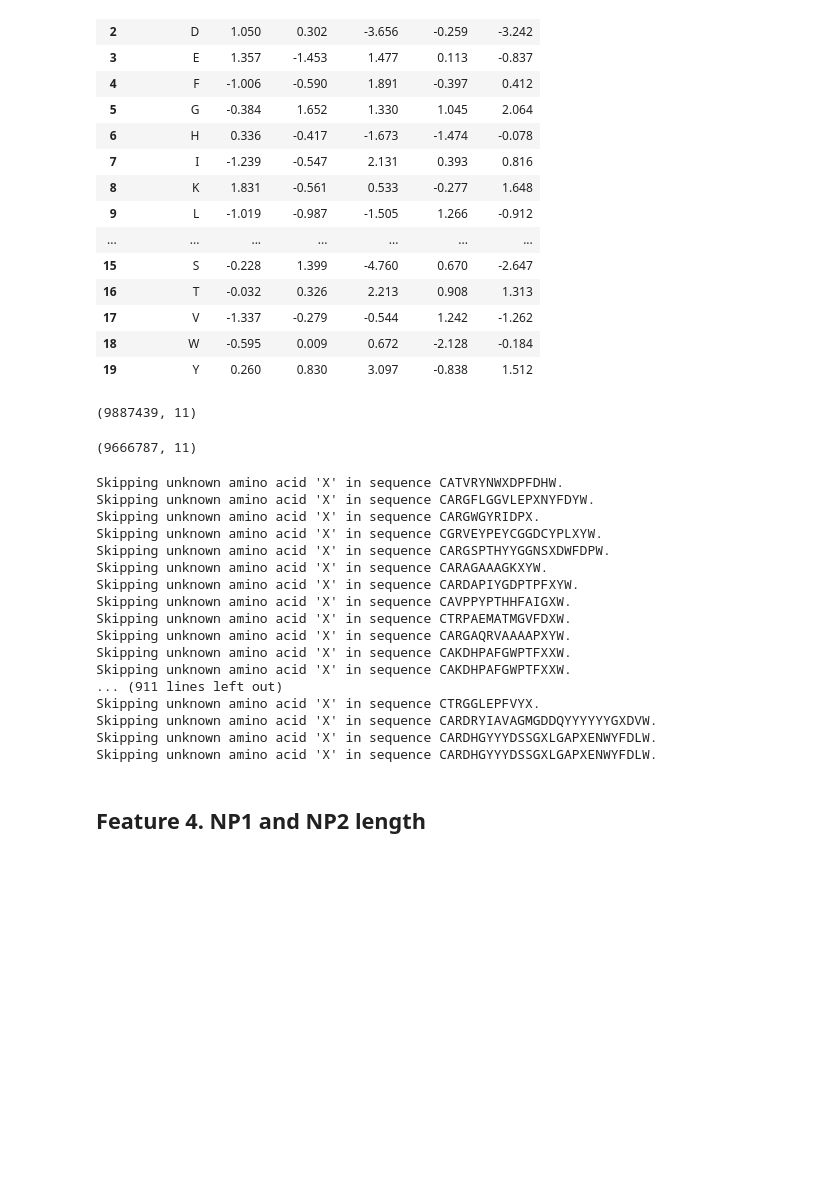
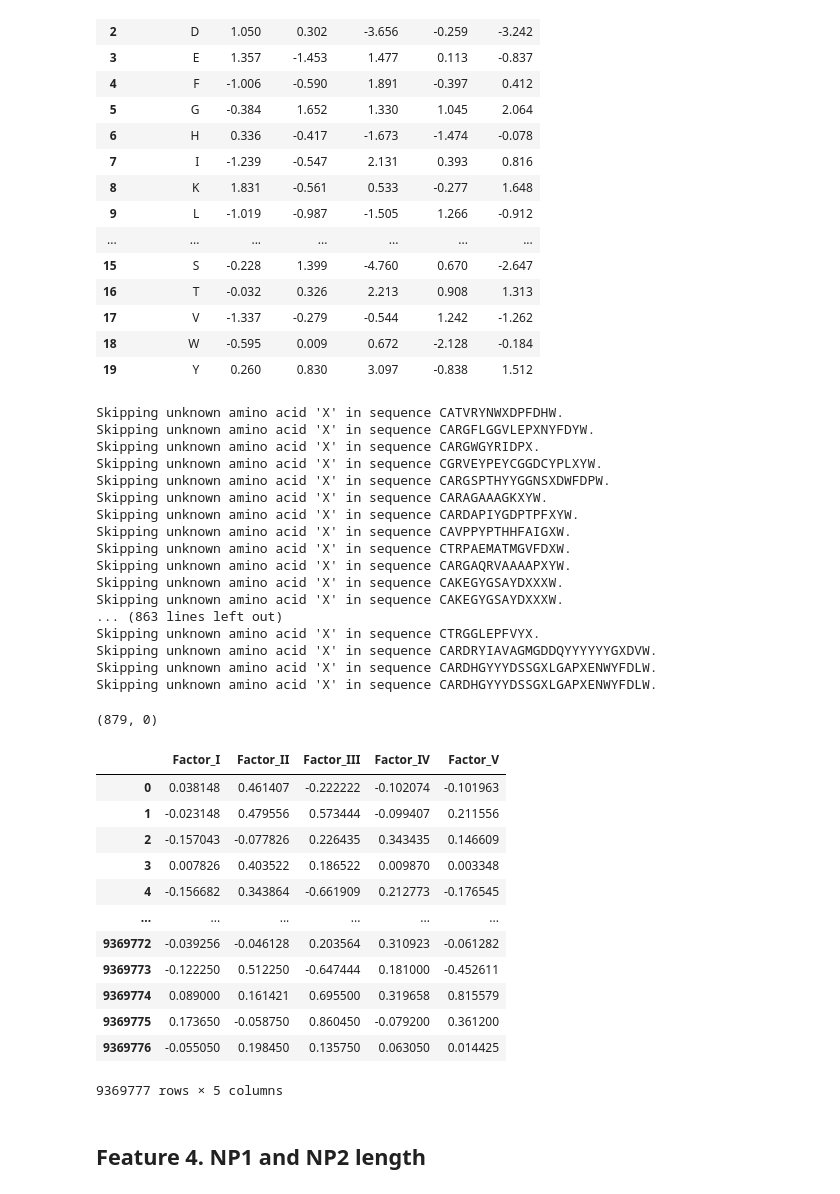
Before and after one commit to lewisl23/BCR-classification-model, a Jupyter notebook: airr_reads_analysis.ipynb, the cells around one changed output. Saved outputs shown, nothing was run; the diff lists cells and outputs as text; code cells hidden in the pictures; blank space fills up the shorter version.

```diff
--- a/airr_reads_analysis.ipynb
+++ b/airr_reads_analysis.ipynb
@@ -269,28 +280,19 @@ atchley_table
 # %%
 # Create atchley dictionary for quicker lookup
 atchley_dict = atchley_table.set_index("Amino_acid").iloc[:, 0:].T.to_dict("list")
-# %%
-feature_data = feature_data.dropna(subset=["junction_aa"])
-feature_data.shape
-# %% [output]
-(9887439, 11)
-# %%
-feature_data_filtered = feature_data[~feature_data["junction_aa"].str.contains(r"\*")]
-
-feature_data_filtered.shape
-# %% [output]
-(9666787, 11)
 # %%
 atchley_features_list = []
+counter_X = 0
 counter = 0
 
-for sequence in feature_data_filtered["junction_aa"]:
+for sequence in filtered_data["junction_aa"]:
     sequence_factors = []
     for amino_acid in sequence:
         if amino_acid in atchley_dict:
             sequence_factors.append(atchley_dict[amino_acid])
         elif amino_acid == "X":
             print(f"Skipping unknown amino acid 'X' in sequence {sequence}.")
+            counter_X += 1
         else:
             print(f"Amino acid {amino_acid} not found in Atchley table.")
             counter += 1
@@ -312,13 +314,33 @@ Skipping unknown amino acid 'X' in sequence CARDAPIYGDPTPFXYW.
 Skipping unknown amino acid 'X' in sequence CAVPPYPTHHFAIGXW.
 Skipping unknown amino acid 'X' in sequence CTRPAEMATMGVFDXW.
 Skipping unknown amino acid 'X' in sequence CARGAQRVAAAAPXYW.
-Skipping unknown amino acid 'X' in sequence CAKDHPAFGWPTFXXW.
-Skipping unknown amino acid 'X' in sequence CAKDHPAFGWPTFXXW.
-... (911 lines left out)
+Skipping unknown amino acid 'X' in sequence CAKEGYGSAYDXXXW.
+Skipping unknown amino acid 'X' in sequence CAKEGYGSAYDXXXW.
+... (863 lines left out)
 Skipping unknown amino acid 'X' in sequence CTRGGLEPFVYX.
 Skipping unknown amino acid 'X' in sequence CARDRYIAVAGMGDDQYYYYYYGXDVW.
 Skipping unknown amino acid 'X' in sequence CARDHGYYYDSSGXLGAPXENWYFDLW.
 Skipping unknown amino acid 'X' in sequence CARDHGYYYDSSGXLGAPXENWYFDLW.
+# %%
+counter_X, counter
+# %% [output]
+(879, 0)
+# %%
+atchley_features
+# %% [output]
+|  | Factor_I | Factor_II | Factor_III | Factor_IV | Factor_V |
+| 0 | 0.038148 | 0.461407 | -0.222222 | -0.102074 | -0.101963 |
+| 1 | -0.023148 | 0.479556 | 0.573444 | -0.099407 | 0.211556 |
+| 2 | -0.157043 | -0.077826 | 0.226435 | 0.343435 | 0.146609 |
+| 3 | 0.007826 | 0.403522 | 0.186522 | 0.009870 | 0.003348 |
+| 4 | -0.156682 | 0.343864 | -0.661909 | 0.212773 | -0.176545 |
+| ... | ... | ... | ... | ... | ... |
+| 9369772 | -0.039256 | -0.046128 | 0.203564 | 0.310923 | -0.061282 |
+| 9369773 | -0.122250 | 0.512250 | -0.647444 | 0.181000 | -0.452611 |
+| 9369774 | 0.089000 | 0.161421 | 0.695500 | 0.319658 | 0.815579 |
+| 9369775 | 0.173650 | -0.058750 | 0.860450 | -0.079200 | 0.361200 |
+| 9369776 | -0.055050 | 0.198450 | 0.135750 | 0.063050 | 0.014425 |
+9369777 rows × 5 columns
 # %%
 atchley_features.to_csv("atchley_features.csv", index=False)
 # %% [markdown]
```
Also changed, not shown: parts of 10 cells of this notebook.
